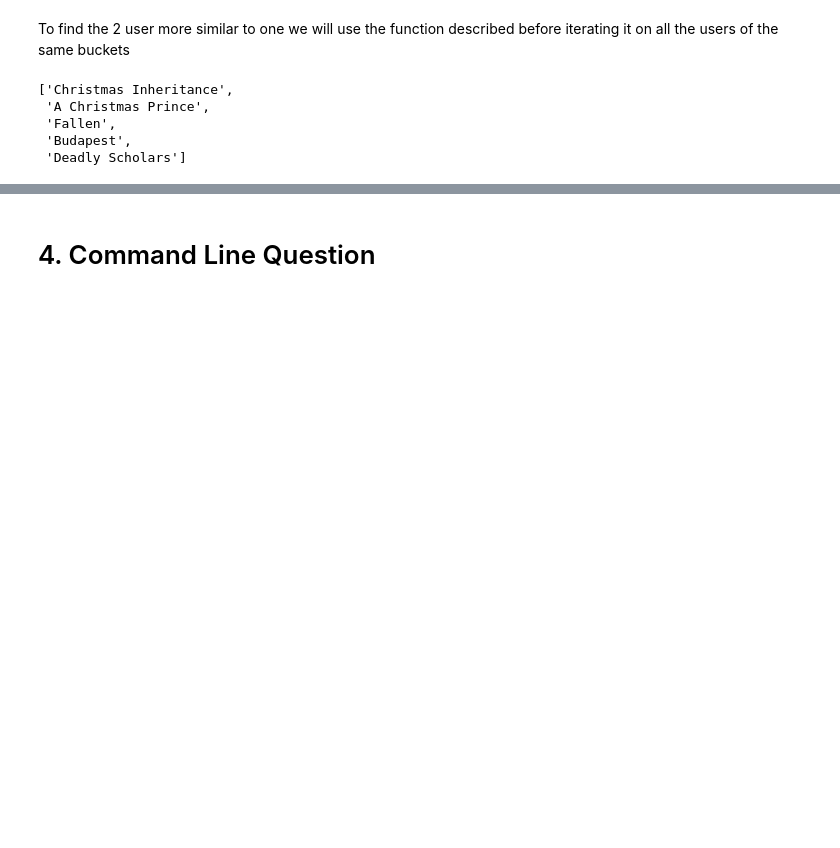
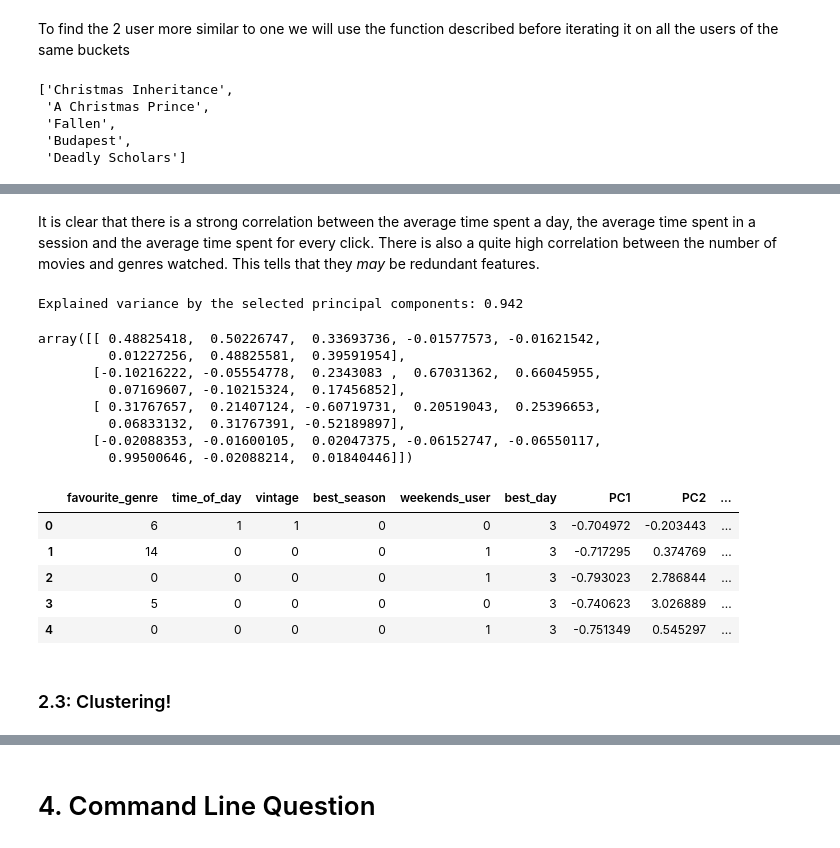
Before and after one commit to Antomei23/ADM-HW4, a Jupyter notebook: main.ipynb, the cells around one changed output, grey strips where cells are left out. Drawn from its saved outputs; the diff is of its cells as text; code cells hidden in the pictures; blank space fills up the shorter version.

```diff
--- a/main.ipynb
+++ b/main.ipynb
@@ -252,0 +773,53 @@ Query
+# %% [markdown]
+It is clear that there is a strong correlation between the average time spent a day, the average time spent in a session and the average time spent for every click. There is also a quite high correlation between the number of movies and genres watched. This tells that they *may* be redundant features.
+# %%
+# PCA ON NUMERICAL VARIABLES ONLY
+# Create a new dataframe including only categorical columns.
+# Since the feature 'best_movie' causes some problems due to its high number of categories (nearly 5000)
+# and it's associated with the 'favourite_genre', it is possible to drop it.
+numeric_columns.append('best_movie')
+df_normalized = df_processed.drop(numeric_columns, axis = 1)
+numeric_columns.remove('best_movie')
+
+# Define a LabelEconder object and use it to encode all the categorical variables
+encoder = LabelEncoder()
+for col in df_normalized.columns:
+    df_normalized[col] = encoder.fit_transform(df_normalized[col])
+
+# Now it is possible to apply PCA to reduce the number of features of the dataset
+pca = PCA(n_components = 4)
+pca_reducer = pca.fit(norm_features)
+reduced_data = pd.DataFrame(pca_reducer.transform(norm_features), columns = ['PC1', 'PC2', 'PC3', 'PC4'])
+
+# By performing a brief analysis of the percentage of explained variance by the components,
+# It has been chosen to keep 4 of them, retaining 94.1% of total variance
+print('Explained variance by the selected principal components:', round(pca_reducer.explained_variance_ratio_.sum(),3))
+
+# Display feature importance for each component:
+# for each component it prints an array of dimension equal to the number of original features,
+# where each value represents the "contribution" of feature in the component
+display(pca.components_)
+
+# Concatenate the dataset with the previously normalized features
+df_normalized = pd.concat([df_normalized, reduced_data], axis = 1)
+
+# Display the reduced dataset
+display(df_normalized.head())
+# %% [output]
+Explained variance by the selected principal components: 0.942
+array([[ 0.48825418,  0.50226747,  0.33693736, -0.01577573, -0.01621542,
+         0.01227256,  0.48825581,  0.39591954],
+       [-0.10216222, -0.05554778,  0.2343083 ,  0.67031362,  0.66045955,
+         0.07169607, -0.10215324,  0.17456852],
+       [ 0.31767657,  0.21407124, -0.60719731,  0.20519043,  0.25396653,
+         0.06833132,  0.31767391, -0.52189897],
+       [-0.02088353, -0.01600105,  0.02047375, -0.06152747, -0.06550117,
+         0.99500646, -0.02088214,  0.01840446]])
+|  | favourite_genre | time_of_day | vintage | best_season | weekends_user | best_day | PC1 | PC2 | ... |
+| 0 | 6 | 1 | 1 | 0 | 0 | 3 | -0.704972 | -0.203443 | ... |
+| 1 | 14 | 0 | 0 | 0 | 1 | 3 | -0.717295 | 0.374769 | ... |
+| 2 | 0 | 0 | 0 | 0 | 1 | 3 | -0.793023 | 2.786844 | ... |
+| 3 | 5 | 0 | 0 | 0 | 0 | 3 | -0.740623 | 3.026889 | ... |
+| 4 | 0 | 0 | 0 | 0 | 1 | 3 | -0.751349 | 0.545297 | ... |
+# %% [markdown]
+### 2.3: Clustering!
```
Also changed, not shown: parts of 87 cells of this notebook.
